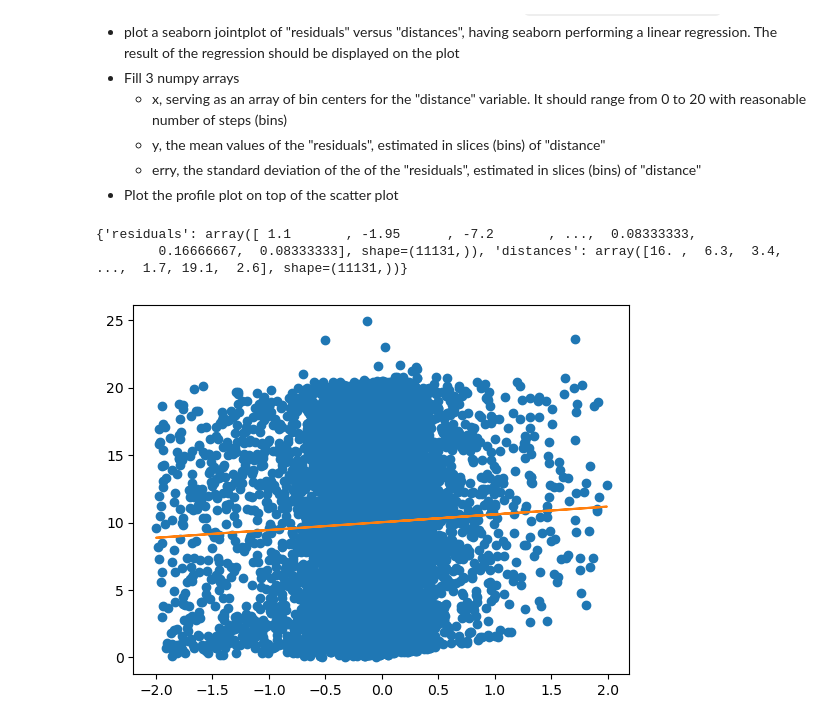
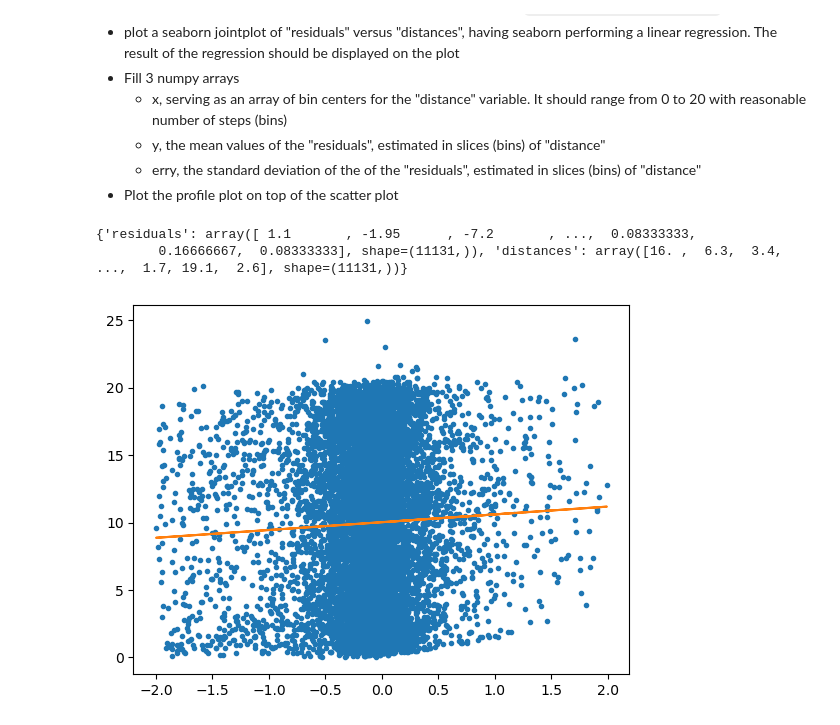
Before and after one commit to nicolomeneguzzo/LaboratoryOfComputationalPhysics_Y8, a Jupyter notebook: 07ex_Visualization.ipynb, the cells around one changed output. Cells and saved outputs as stored; diff of their text form; code cells hidden in the pictures.

```diff
--- a/07ex_Visualization.ipynb
+++ b/07ex_Visualization.ipynb
@@ -325,31 +330,31 @@ Note that you should use the `np.load()` function to load the file as a numpy ar
 # %%
 import numpy as np
 import matplotlib.pyplot as plt
 import pandas as pd
 import scipy as sc
 
 
 data = np.load('residuals_261.npy', allow_pickle=True)
 
 data_dict = data.item()
 # print(type(data))
 print(data_dict)
 
 df = pd.DataFrame(data_dict)
 # print(df)
 
 data_clean = df[abs(df['residuals']) < 2]
 # print(data_clean)
 
 
 res = data_clean['residuals']
 dist = data_clean['distances']
 slope, intercept, r, p, se = sc.stats.linregress(res, dist)
 distanza =res*slope+intercept
-plt.plot(res, dist, 'o')
+plt.plot(res, dist, '.')
 plt.plot(res, distanza)
 plt.show()
 # %% [output]
 {'residuals': array([ 1.1       , -1.95      , -7.2       , ...,  0.08333333,
         0.16666667,  0.08333333], shape=(11131,)), 'distances': array([16. ,  6.3,  3.4, ...,  1.7, 19.1,  2.6], shape=(11131,))}
-[figure, old version]
+[figure, new version]
```
Also changed, not shown: parts of 2 cells of this notebook.
